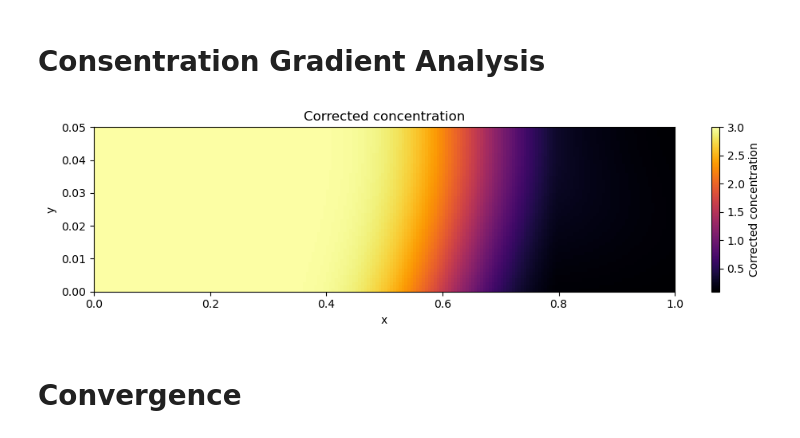
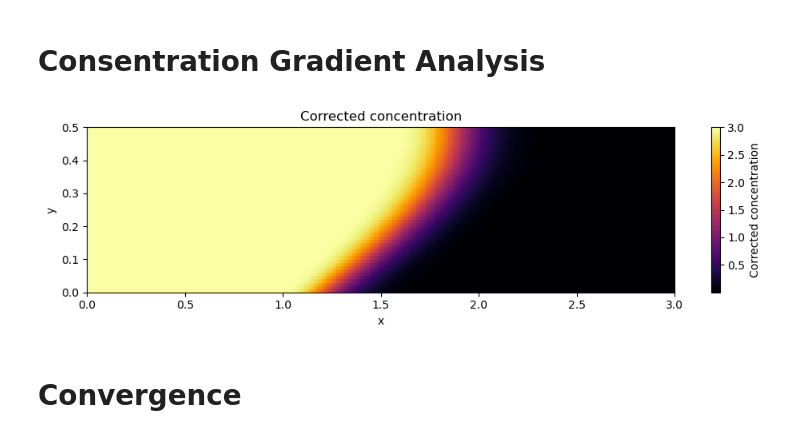
Before and after one commit to TrymNOHG/electro-filter, a Jupyter notebook: NSSolver.ipynb, the cells around one changed output. Saved outputs shown, nothing was run; the diff lists cells and outputs as text; code cells hidden in the pictures.

```diff
--- a/NSSolver.ipynb
+++ b/NSSolver.ipynb
@@ -1497,13 +1497,15 @@ from ngsolve.webgui import Draw
 import numpy as np
 import matplotlib.pyplot as plt
 
+
 class IdentityPreconditioner(BaseMatrix):
     def __init__(self, size):
         super().__init__()
         self._size = size
     def Height(self): return self._size
-    def Width(self): return self._size
+    def Width(self):  return self._size
     def Mult(self, x, y): y.data = x
+
 
 def SolveKineticDeposition_WithMassTracking(
     mesh,
@@ -1573,13 +1575,15 @@ def SolveKineticDeposition_WithMassTracking(
 
     return c_snapshots, fes_c, times, mass_history
 
+
 def polygon_area(vertices):
     x = [p[0] for p in vertices]
     y = [p[1] for p in vertices]
     return 0.5 * abs(sum(x[i]*y[(i+1)%len(vertices)] - x[(i+1)%len(vertices)]*y[i] for i in range(len(vertices))))
 
-def compute_mass_profile_upper_half(gf, mesh, nx=100, y_min=0.05):
-    x_bins = np.linspace(0, 1, nx+1)
+
+def compute_mass_profile_upper_half(gf, mesh, nx=100, y_min=0.5):
+    x_bins = np.linspace(0, 3, nx+1)
     bin_totals = np.zeros(nx)
     bin_areas = np.zeros(nx)
 
@@ -1602,20 +1606,20 @@ def compute_mass_profile_upper_half(gf, mesh, nx=100, y_min=0.05):
     avg_concentration = np.divide(bin_totals, bin_areas, out=np.zeros_like(bin_totals), where=bin_areas > 0)
     return x_centers, avg_concentration
 
+
 if __name__ == "__main__":
     geo = SplineGeometry()
-    geo.AddRectangle((0, 0), (1, 0.1), bcs=["inflow", "outflow", "outflow", "wall"])
-    mesh = Mesh(geo.GenerateMesh(maxh=0.002))
+    geo.AddRectangle((0, 0), (3, 1), bcs=["inflow", "outflow", "outflow", "wall"])
+    mesh = Mesh(geo.GenerateMesh(maxh=0.02))
 
     from ngsolve import x, y, IfPos
-    velocity_cf = CoefficientFunction((4 * (y/0.1) * (1 - (y/0.1)), 0))
-
-    E_switch = IfPos(x - 0.2, IfPos(0.8 - x, 1.0, 0.0), 0.0)
+    velocity_cf = CoefficientFunction((4 * y * (1 - y), 0))
+    E_switch = IfPos(x - 0.5, IfPos(2.5 - x, 1.0, 0.0), 0.0)
     E_cf = CoefficientFunction((0, E_switch))
 
     mu_e = 0.5
     kd = 1.0
-    T = 5.0
+    T = 10.0
 
     c_snapshots, fes_c, times, mass_history = SolveKineticDeposition_WithMassTracking(
         mesh=mesh,
@@ -1629,7 +1633,7 @@ if __name__ == "__main__":
         kd=kd
     )
 
-    # ✅ Time-evolving corrected x-profiles (only y ≥ 0.05)
+    # ✅ Time-evolving corrected x-profiles (only y ≥ 0.5)
     snapshot_count = len(c_snapshots)
     time_indices = [0, snapshot_count // 4, snapshot_count // 2, 3 * snapshot_count // 4, snapshot_count - 1]
 
@@ -1640,38 +1644,51 @@ if __name__ == "__main__":
     for idx in time_indices:
         tmp_gf = GridFunction(fes_c)
         tmp_gf.vec.data = c_snapshots[idx]
         x_vals, avg_c = compute_mass_profile_upper_half(tmp_gf, mesh)
         if x_centers is None:
             x_centers = x_vals
         corrected = np.max(avg_c) - avg_c
         corrected_profiles.append(corrected)
         labels.append("t = 0.00" if idx == 0 else f"t = {times[idx-1]:.2f}")
 
-    # ✅ 2D heatmap: corrected concentration from y ∈ [0.05, 0.1], shifted to y ∈ [0, 0.05]
+    # ✅ 2D heatmap: corrected concentration from y ∈ [0.5, 1.0], shifted to y ∈ [0, 0.5]
     Ny_half = 50
-    y_vals_half = np.linspace(0.05, 0.1, Ny_half)
+    y_vals_half = np.linspace(0.5, 1.0, Ny_half)
     Nx = 200
-    x_vals = np.linspace(0, 1.0, Nx)
+    x_vals = np.linspace(0, 3.0, Nx)
     X_half, Y_half = np.meshgrid(x_vals, y_vals_half)
     points_half = list(zip(X_half.ravel(), Y_half.ravel()))
 
     final_c = GridFunction(fes_c)
     final_c.vec.data = c_snapshots[-1]
     c_vals_half = np.array([final_c(x, y) for (x, y) in points_half]).reshape(Y_half.shape)
     max_c0 = 3.0
     corrected_vals_half = max_c0 - c_vals_half
 
     plt.figure(figsize=(10, 3))
-    plt.imshow(corrected_vals_half, origin='lower', extent=(0, 1.0, 0, 0.05), cmap='inferno', aspect='auto')
+    plt.imshow(corrected_vals_half, origin='lower', extent=(0, 3.0, 0, 0.5), cmap='inferno', aspect='auto')
     plt.colorbar(label='Corrected concentration')
     plt.title("Corrected concentration")
     plt.xlabel("x")
     plt.ylabel("y")
     plt.tight_layout()
     plt.savefig("corrected_concentration_shifted_y_half.png")
     plt.show()
+
+    # # ✅ Symmetric full plot: mirror over y = 0 → y ∈ [-0.5, 0.5]
+    # corrected_full = np.vstack((np.flipud(corrected_vals_half), corrected_vals_half))
+
+    # plt.figure(figsize=(10, 4))
+    # plt.imshow(corrected_full, origin='lower', extent=(0, 3.0, -0.5, 0.5), cmap='inferno', aspect='auto')
+    # plt.colorbar(label='Corrected concentration')
+    # plt.title("Corrected concentration")
+    # plt.xlabel("x")
+    # plt.ylabel("y")
+    # plt.tight_layout()
+    # plt.savefig("corrected_concentration_symmetric_y.png")
+    # plt.show()
 # %% [output]
-[figure, old version]
+[figure, new version]
 # %% [markdown]
 # Convergence
 # %%
```
Also changed, not shown: 8 other files.
